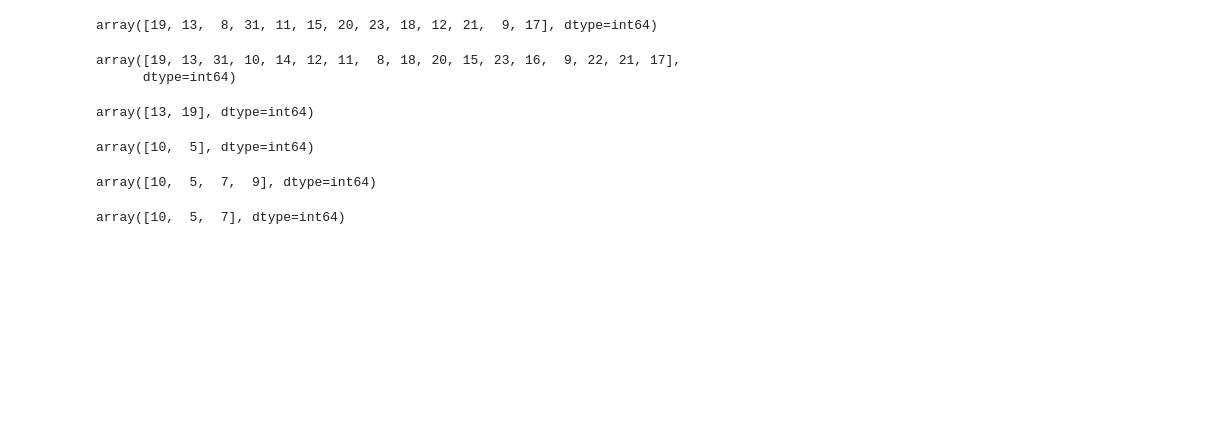
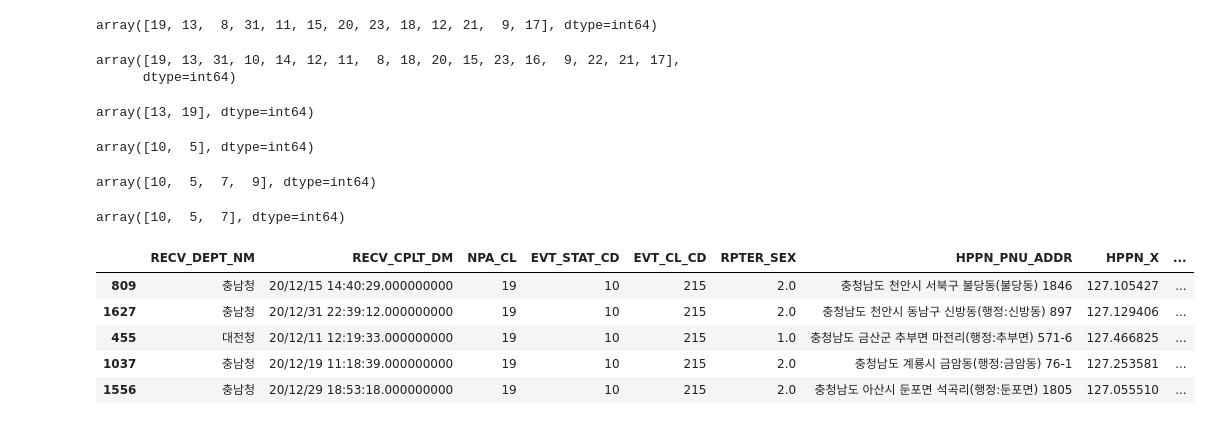
Before and after one commit to SERi9124/solve, a Jupyter notebook: analysis/31.ipynb, the cells around one changed output. Saved outputs shown, nothing was run; the diff lists cells and outputs as text; code cells hidden in the pictures; blank space fills up the shorter version.

```diff
--- a/analysis/31.ipynb
+++ b/analysis/31.ipynb
@@ -16,7 +16,7 @@ codeBook.head()
 | 4 | 5 | NPA_CL | 경찰청 구분 | 인천청 | 11 |
 # %%
 kp20 = "https://ais7.s3.ap-northeast-2.amazonaws.com/%EC%82%AC%EB%B3%B8(29)+-+%ED%99%9C%EC%9A%A9%EB%8D%B0%EC%9D%B4%ED%84%B0/KP2020.csv"
-kp2020 = pd.read_csv(kp20, encoding='cp949')
+kp2020 = pd.read_csv(kp20, encoding='cp949', index_col=False)
 kp2020.head()
 # %% [output]
 |  | RECV_DEPT_NM | RECV_CPLT_DM | NPA_CL | EVT_STAT_CD | EVT_CL_CD | RPTER_SEX | HPPN_PNU_ADDR | HPPN_X | ... |
@@ -27,7 +27,7 @@ kp2020.head()
 | 4 | 충남청 | 20/12/01 08:17:50.000000000 | 19 | 10 | 401 | 2.0 | 충청남도 천안시 서북구 성정동(행정:성정2동) 1259 | 127.137160 | ... |
 # %%
 kp21 = "https://ais7.s3.ap-northeast-2.amazonaws.com/%EC%82%AC%EB%B3%B8(29)+-+%ED%99%9C%EC%9A%A9%EB%8D%B0%EC%9D%B4%ED%84%B0/KP2021.csv"
-kp2021 = pd.read_csv(kp21, encoding='cp949')
+kp2021 = pd.read_csv(kp21, encoding='cp949', index_col=False)
 kp2021.head()
 # %% [output]
 |  | RECV_DEPT_NM | RECV_CPLT_DM | NPA_CL | EVT_STAT_CD | EVT_CL_CD | RPTER_SEX | HPPN_PNU_ADDR | HPPN_X | ... |
@@ -134,3 +134,13 @@ display(voice_npa20.EVT_STAT_CD.unique())
 array([10,  5], dtype=int64)
 array([10,  5,  7,  9], dtype=int64)
 array([10,  5,  7], dtype=int64)
+# %%
+merge_voice = voice20.merge(voice21, how="left")
+merge_voice.sample(5)
+# %% [output]
+|  | RECV_DEPT_NM | RECV_CPLT_DM | NPA_CL | EVT_STAT_CD | EVT_CL_CD | RPTER_SEX | HPPN_PNU_ADDR | HPPN_X | ... |
+| 809 | 충남청 | 20/12/15 14:40:29.000000000 | 19 | 10 | 215 | 2.0 | 충청남도 천안시 서북구 불당동(불당동) 1846 | 127.105427 | ... |
+| 1627 | 충남청 | 20/12/31 22:39:12.000000000 | 19 | 10 | 215 | 2.0 | 충청남도 천안시 동남구 신방동(행정:신방동) 897 | 127.129406 | ... |
+| 455 | 대전청 | 20/12/11 12:19:33.000000000 | 19 | 10 | 215 | 1.0 | 충청남도 금산군 추부면 마전리(행정:추부면) 571-6 | 127.466825 | ... |
+| 1037 | 충남청 | 20/12/19 11:18:39.000000000 | 19 | 10 | 215 | 2.0 | 충청남도 계룡시 금암동(행정:금암동) 76-1 | 127.253581 | ... |
+| 1556 | 충남청 | 20/12/29 18:53:18.000000000 | 19 | 10 | 215 | 2.0 | 충청남도 아산시 둔포면 석곡리(행정:둔포면) 1805 | 127.055510 | ... |
```
Also changed, not shown: parts of 13 cells of this notebook, 3 other files.
